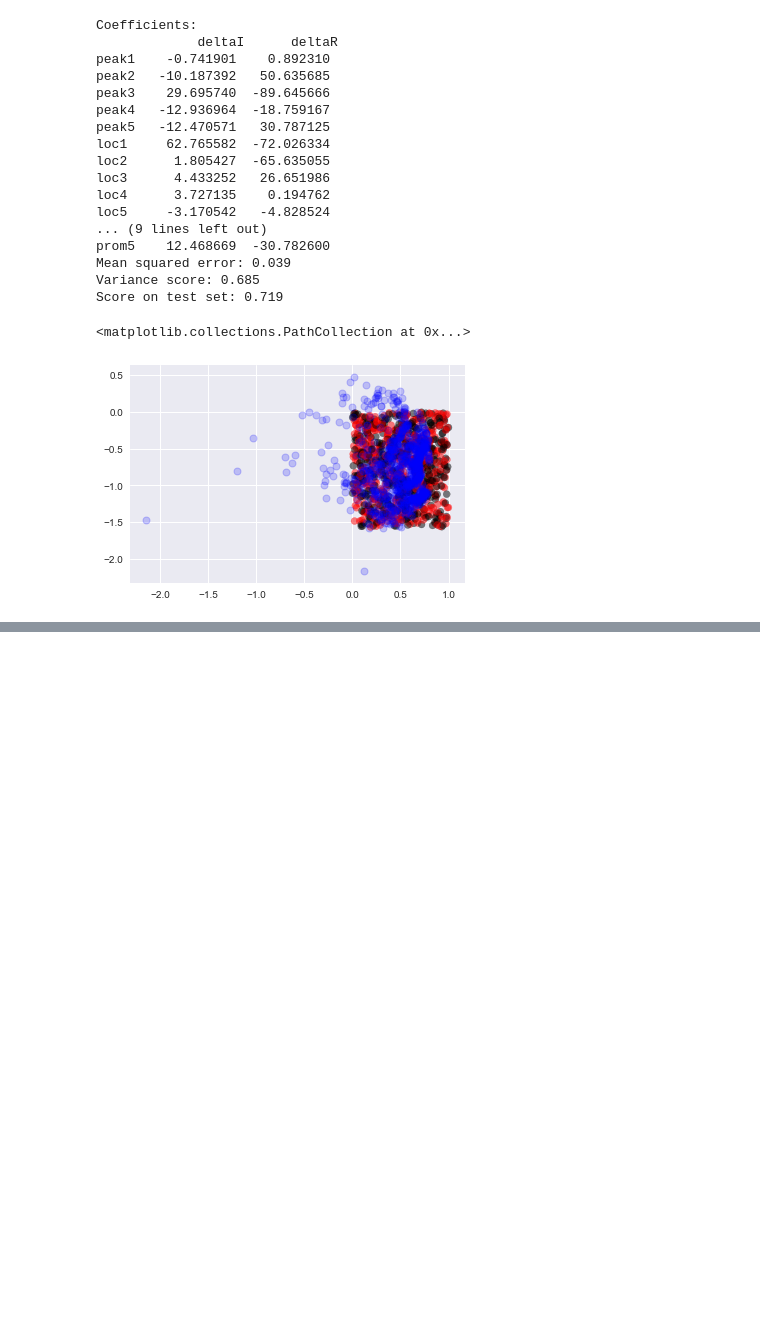
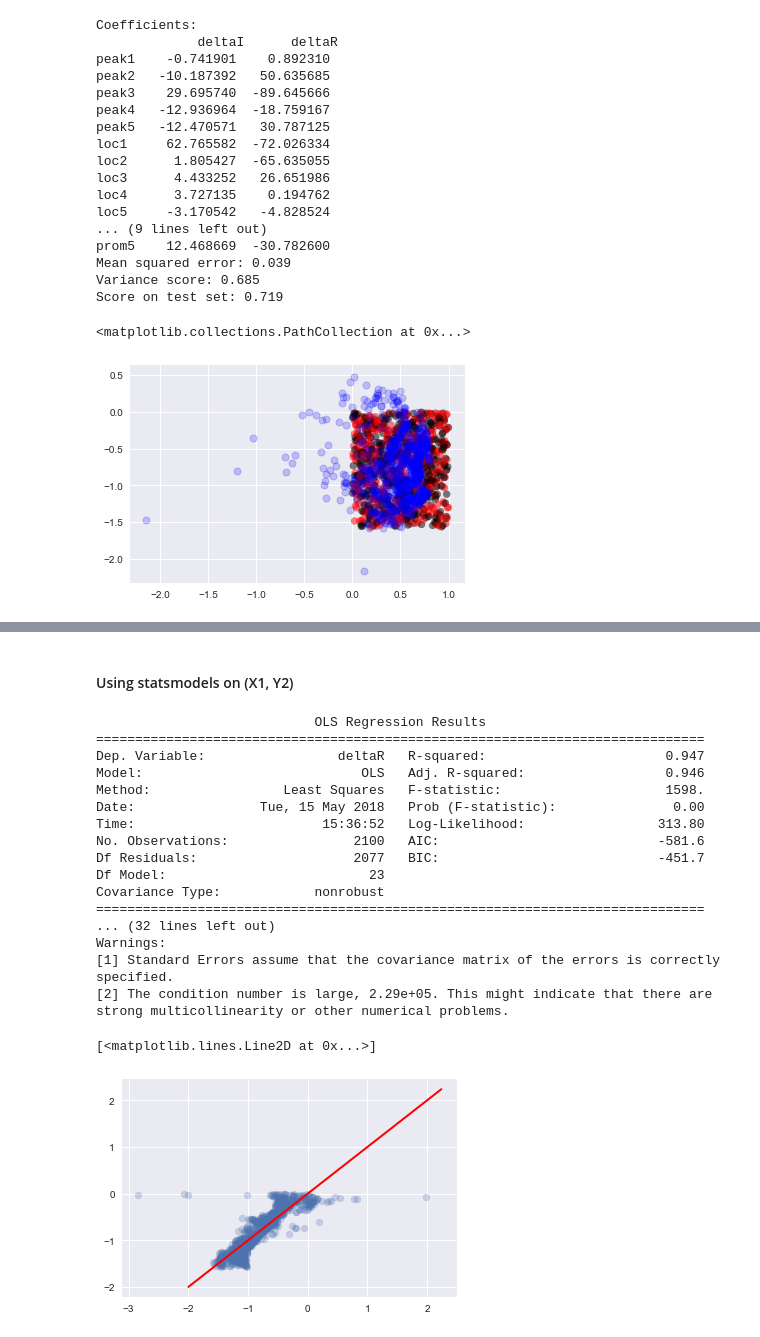
Before and after one commit to Lcollins91/DS_ResearchProject_ND, a Jupyter notebook: Master_CO_Circle_Spec_Model.ipynb, the cells around one changed output, grey strips where cells are left out. Drawn from its saved outputs; the diff is of its cells as text; code cells hidden in the pictures; blank space fills up the shorter version.

```diff
--- a/Master_CO_Circle_Spec_Model.ipynb
+++ b/Master_CO_Circle_Spec_Model.ipynb
@@ -158,0 +236,40 @@ print(reg2.score(X_2_test, Y_3_test))
+# %% [markdown]
+#### Using statsmodels on (X1, Y2)
+# %%
+#Initialize and fit OLS model for deltaR
+model1a = sm.OLS(Y_2_train, X_1_train)
+results1a = model1a.fit()
+
+#Make predictions on testing data
+predictions1a = results1a.predict(X_1_test) # make the predictions by the model
+
+print(results1a.summary())
+
+#If we plot the predictions against the test data, a perfect model should be linear
+plt.scatter(predictions1a,Y_2_test, alpha = 0.25)
+
+xmin, xmax = plt.xlim()
+xmin = -2
+
+
+plt.plot([xmin,xmax], [xmin,xmax], c='r', linewidth = 2)  #line with slope of one
+# %% [output]
+                            OLS Regression Results
+==============================================================================
+Dep. Variable:                 deltaR   R-squared:                       0.947
+Model:                            OLS   Adj. R-squared:                  0.946
+Method:                 Least Squares   F-statistic:                     1598.
+Date:                Tue, 15 May 2018   Prob (F-statistic):               0.00
+Time:                        15:36:52   Log-Likelihood:                 313.80
+No. Observations:                2100   AIC:                            -581.6
+Df Residuals:                    2077   BIC:                            -451.7
+Df Model:                          23
+Covariance Type:            nonrobust
+==============================================================================
+... (32 lines left out)
+Warnings:
+[1] Standard Errors assume that the covariance matrix of the errors is correctly specified.
+[2] The condition number is large, 2.29e+05. This might indicate that there are
+strong multicollinearity or other numerical problems.
+[<matplotlib.lines.Line2D at 0x...>]
+[figure, added]
```
Also changed, not shown: parts of 14 cells of this notebook.
